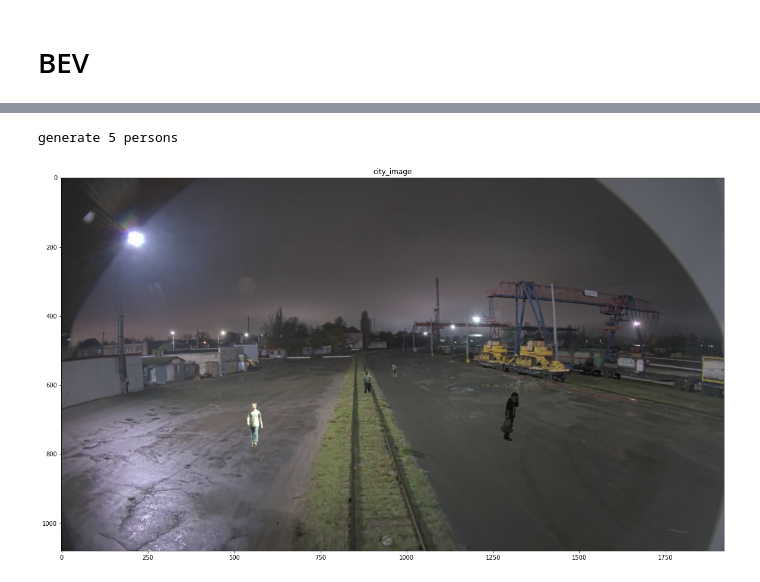
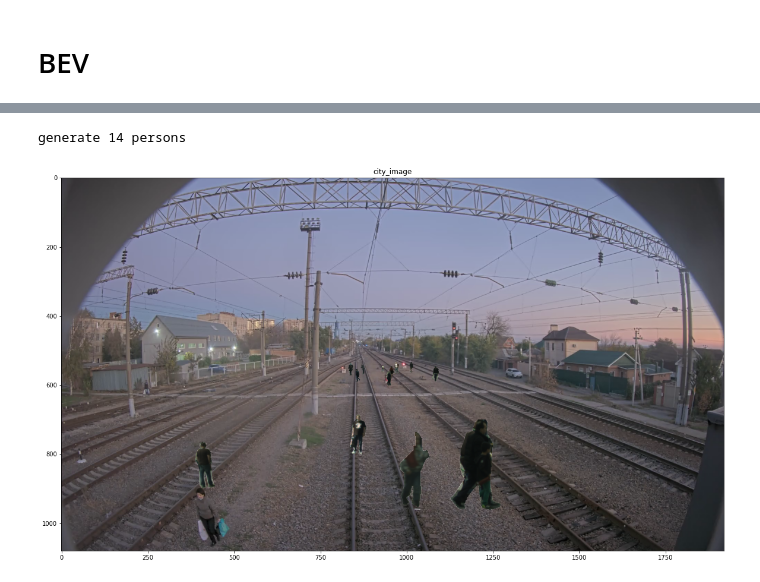
Before and after one commit to RocketFlash/CAP_augmentation, a Jupyter notebook: parse_cityscapes.ipynb, the cells around one changed output, grey strips where cells are left out. Drawn from its saved outputs; the diff is of its cells as text; code cells hidden in the pictures.

Commit message:
add objects generation

```diff
--- a/parse_cityscapes.ipynb
+++ b/parse_cityscapes.ipynb
@@ -13,10 +13,11 @@ from BEV.bev_transform import BEV
 # Data generation
 # %%
 HUMAN_DATASET_ROOT = Path('data/human_dataset_filtered/')
-RZD_DATASET_ROOT = Path('/home/rauf/datasets/rostov/')
+RZD_DATASET_ROOT = Path('/dataset/rzd/rostov/')
 # %%
-dest_image_name = 'Mon_Nov_16_163751_2020/camera1/img_174124862194.png'
+# dest_image_name = 'Mon_Nov_16_163751_2020/camera1/img_174124862194.png'
 
+dest_image_name = 'Sun_Nov__8_141316_2020/camera1/img_900983.png'
 SOURCE_IMAGES = sorted(list(HUMAN_DATASET_ROOT.glob('*image.png')))
 SOURCE_MASKS = sorted(list(HUMAN_DATASET_ROOT.glob('*mask.png')))
 
@@ -180,7 +200,8 @@ error: OpenCV(4.5.1) /tmp/pip-req-build-ms668fyv/opencv/modules/core/src/arithm.
 # %%
-result_image = generate_objects_bev_random(image, bev_transform, SOURCE_IMAGES, SOURCE_MASKS)
+result_image = generate_objects_bev_random(image, bev_transform, SOURCE_IMAGES, SOURCE_MASKS, min_n_objects=10,
+                                                                                         max_n_objects=15)
 result_image = cv2.cvtColor(result_image, cv2.COLOR_BGR2RGB)
 show_image(result_image)
 # %% [output]
-generate 5 persons
+generate 14 persons
-[figure, old version]
+[figure, new version]
```
Also changed, not shown: parts of 5 cells of this notebook, 2 other files.
